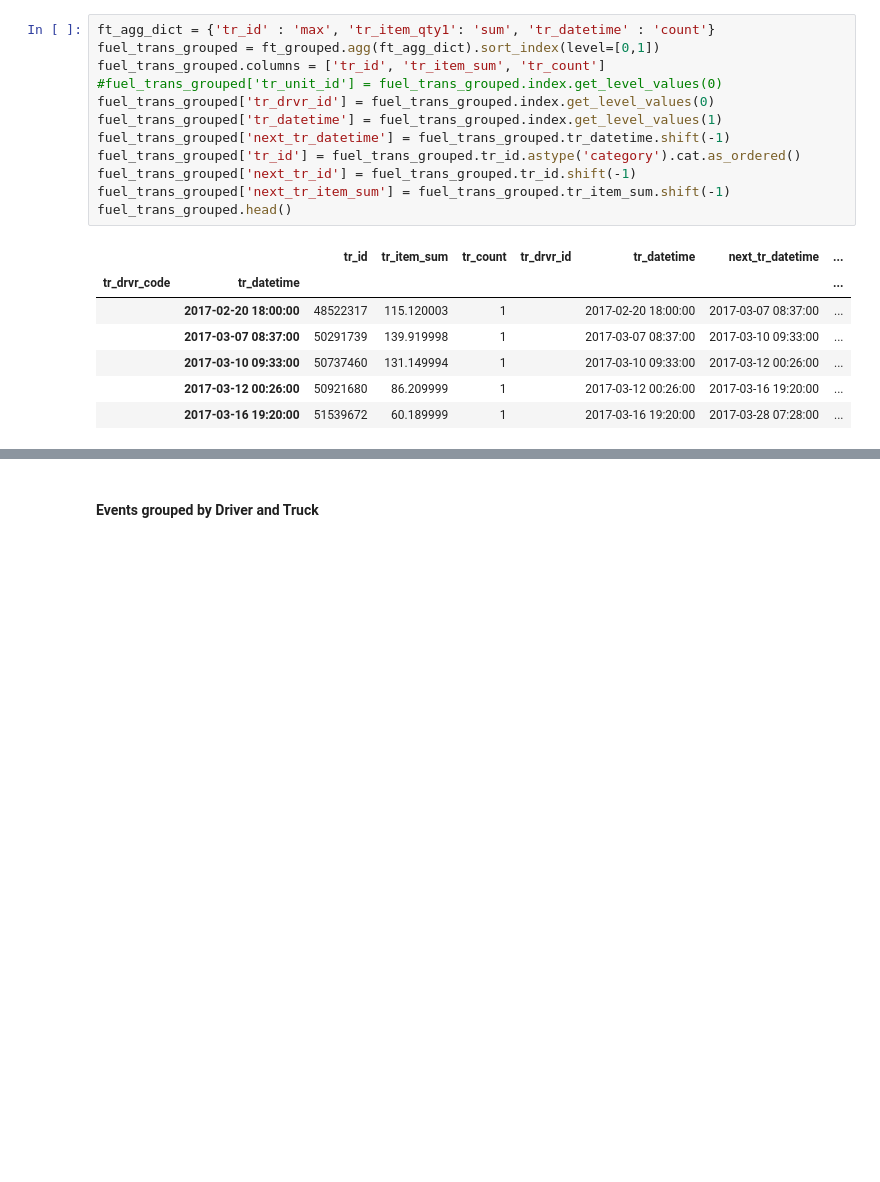
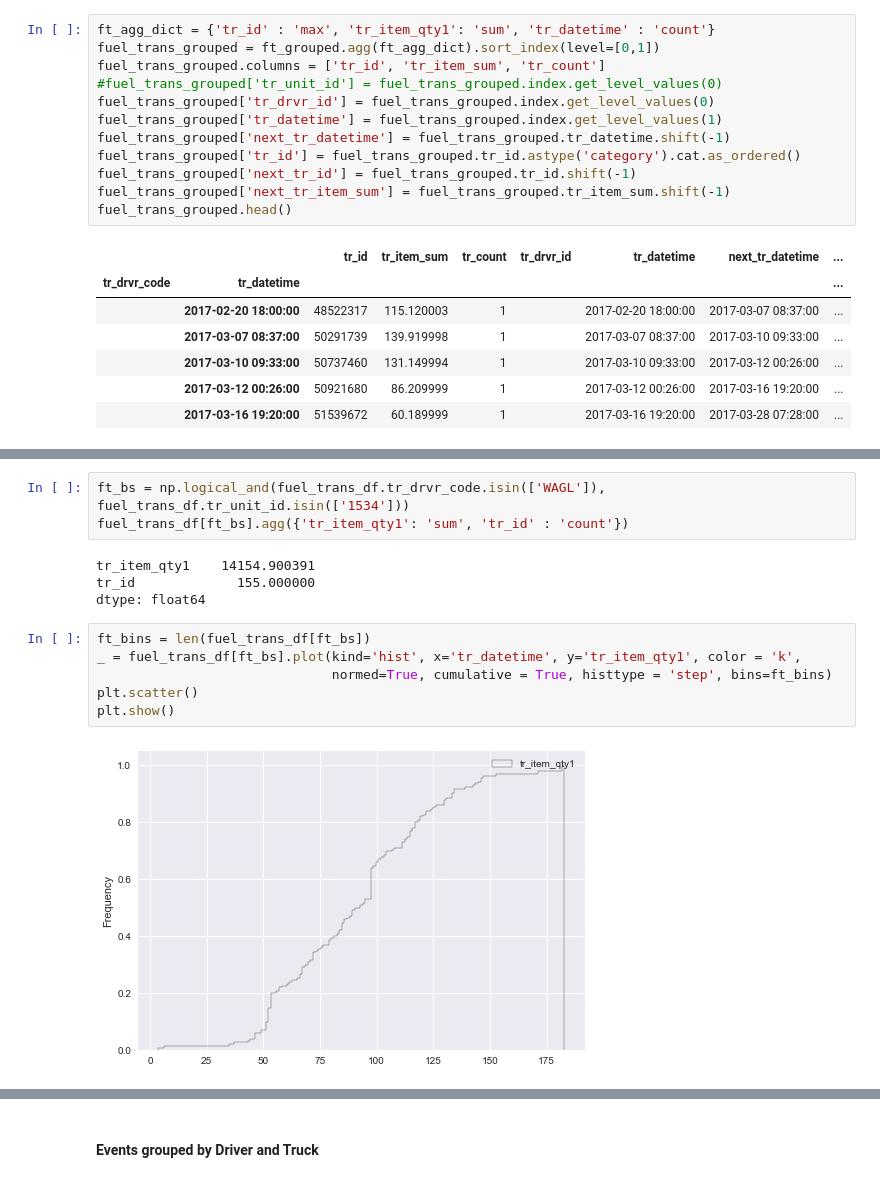
Before and after one commit to paulo-g-martinez/dq-6-fraud-detection, a Jupyter notebook: initial_import.ipynb, the cells around one changed output, grey strips where cells are left out. Cells and saved outputs as stored; diff of their text form; blank space fills up the shorter version.

```diff
--- a/initial_import.ipynb
+++ b/initial_import.ipynb
@@ -610,0 +631,15 @@ dtype: object
+# %%
+ft_bs = np.logical_and(fuel_trans_df.tr_drvr_code.isin(['WAGL']), fuel_trans_df.tr_unit_id.isin(['1534']))
+fuel_trans_df[ft_bs].agg({'tr_item_qty1': 'sum', 'tr_id' : 'count'})
+# %% [output]
+tr_item_qty1    14154.900391
+tr_id             155.000000
+dtype: float64
+# %%
+ft_bins = len(fuel_trans_df[ft_bs])
+_ = fuel_trans_df[ft_bs].plot(kind='hist', x='tr_datetime', y='tr_item_qty1', color = 'k',
+                              normed=True, cumulative = True, histtype = 'step', bins=ft_bins)
+plt.scatter()
+plt.show()
+# %% [output]
+[figure, added]
```
Also changed, not shown: parts of 33 cells of this notebook, 1 other file.
